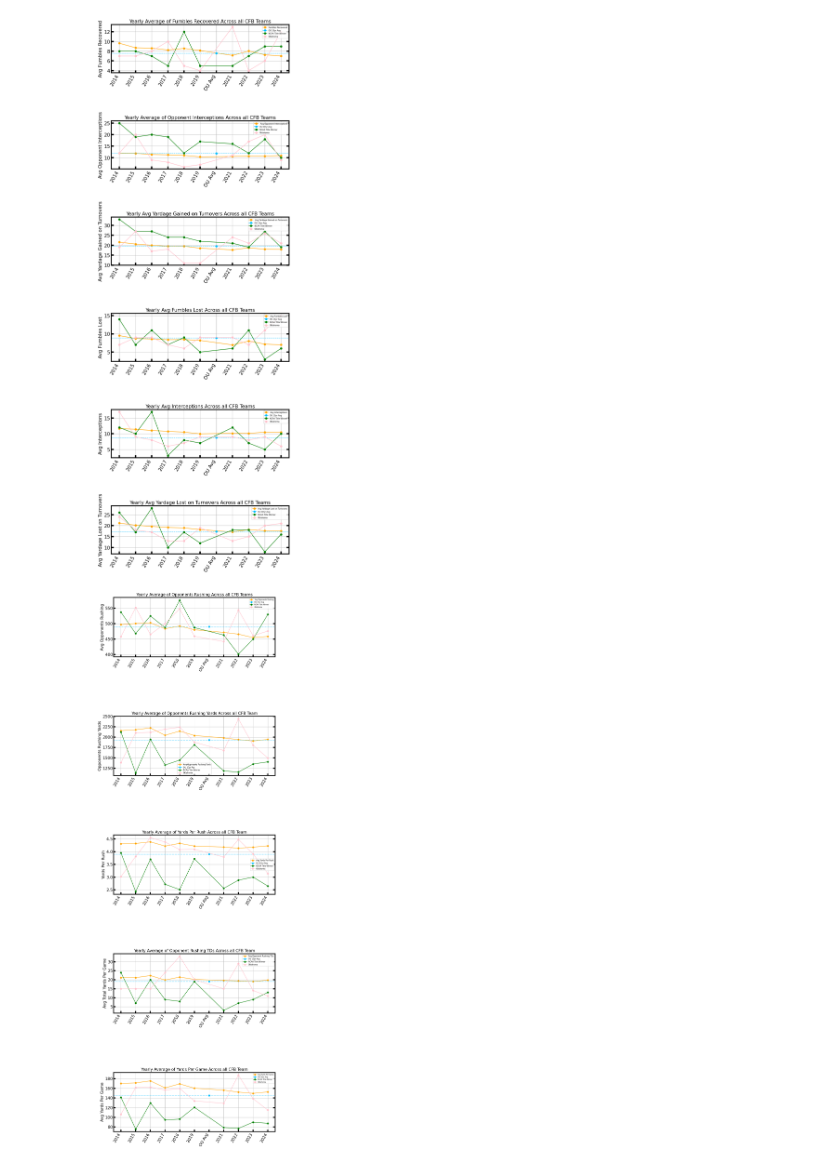
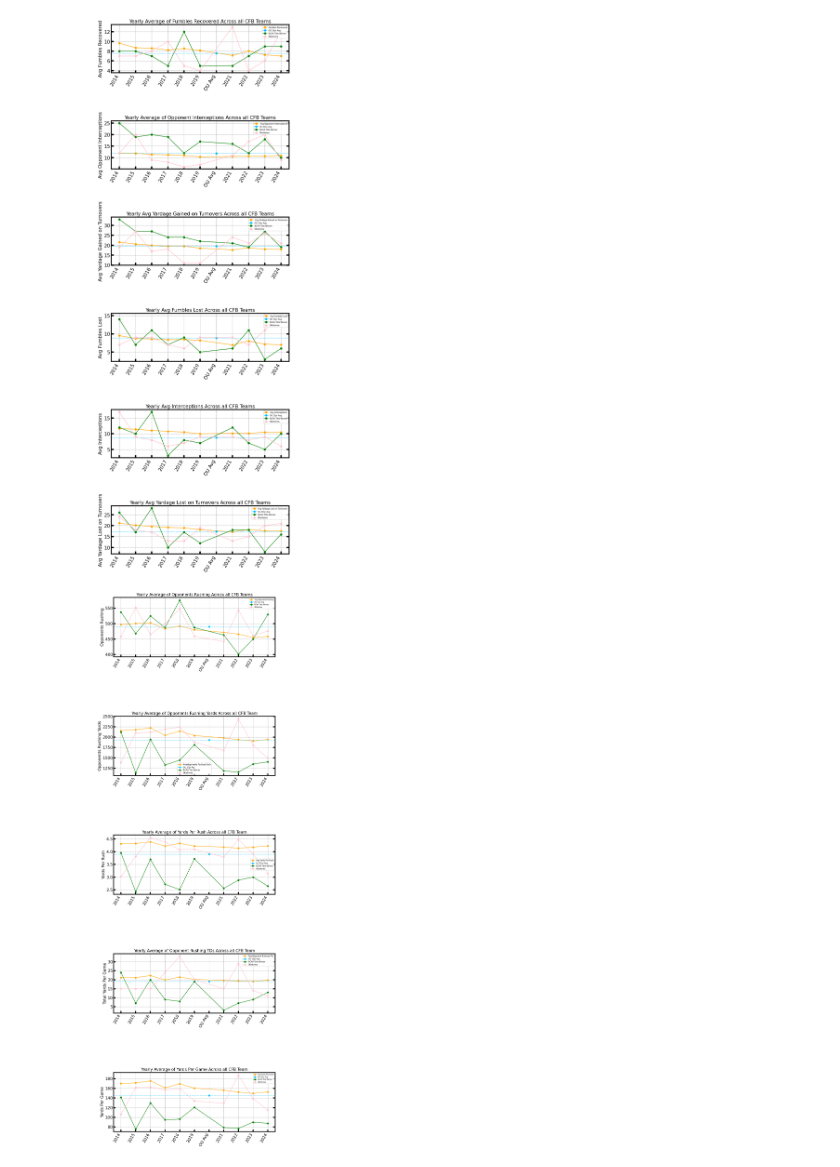
Before and after one commit to Jmo-1/Astro-Project, a Jupyter notebook: Project Code.ipynb, the cells around one changed output. Saved outputs shown, nothing was run; the diff lists cells and outputs as text; code cells hidden in the pictures.

```diff
--- a/Project Code.ipynb
+++ b/Project Code.ipynb
@@ -499,7 +499,7 @@ OUyear=np.array([458, 552, 465, 500, 548, 459, 442, 544, 461, 476])
 ax1.plot(df['year'], OUyear, color='pink', marker='o', label='Oklahoma')
 
 ax1.set_title('Yearly Average of Opponents Rushing Across all CFB Teams', fontsize=15)
-ax1.set_ylabel('Avg Opponents Rushing', fontsize=15)
+ax1.set_ylabel('Opponents Rushing', fontsize=15)
 ax1.grid(True)
 ax1.tick_params(top=False, labelsize=15)
 ax1.legend(fontsize=6, loc='upper right')
@@ -584,7 +584,7 @@ OUyear=np.array([15, 15, 15, 24, 33, 20, 15, 29, 14, 11])
 ax4.plot(df['year'], OUyear, color='pink', marker='o', label='Oklahoma')
 
 ax4.set_title('Yearly Average of Opponent Rushing TDs Across all CFB Team', fontsize=15)
-ax4.set_ylabel('Avg Total Yards Per Game', fontsize=15)
+ax4.set_ylabel('Total Yards Per Game', fontsize=15)
 ax4.grid(True)
 ax4.tick_params(top=False, labelsize=15)
 ax4.legend(fontsize=7)
@@ -593,32 +593,32 @@ ax4.legend(fontsize=7)
 
 #Fith Plot
 
 ax5.plot(df['year'], df['YPG'], marker='o', label='Avg Yards Per Game', color='orange')
 
 ou_avg_x = 2020
 ou_avg_y = 145.1
 ax5.plot(ou_avg_x, ou_avg_y, marker='o', color='deepskyblue', label='OU 10yr Avg')
 ax5.axhline(y=ou_avg_y, linestyle='--', color='deepskyblue', linewidth=1)
 
 xticks = list(df['year']) + [ou_avg_x]
 xtick_labels = list(df['year'].astype(str)) + ['OU Avg']
 ax5.set_xticks(xticks)
 ax5.set_xticklabels(xtick_labels, rotation=60, ha='right', fontsize=9)
 
 natchamp=np.array([141.3, 75.7, 129.6, 94.7, 96.3, 120.8, 78.9, 77.1, 90, 87.6])
 ax5.plot(df['year'], natchamp, color='green', marker='o', label='NCAA Title Winner')
 
 OUyear=np.array([106.4, 161.7, 162.6, 156.5, 159.8, 134.1, 129, 187.5, 138.6, 115.1])
 ax5.plot(df['year'], OUyear, color='pink', marker='o', label='Oklahoma')
 
 ax5.set_title('Yearly Average of Yards Per Game Across all CFB Team', fontsize=15)
-ax5.set_ylabel('Avg Yards Per Game', fontsize=15)
+ax5.set_ylabel('Yards Per Game', fontsize=15)
 ax5.grid(True)
 ax5.tick_params(top=False, labelsize=15)
 ax5.legend(fontsize=6)
 
 plt.tight_layout()
 plt.subplots_adjust(hspace=1)
 plt.show()
 # %% [output]
-[figure, old version]
+[figure, new version]
```
Also changed, not shown: parts of 2 cells of this notebook.
